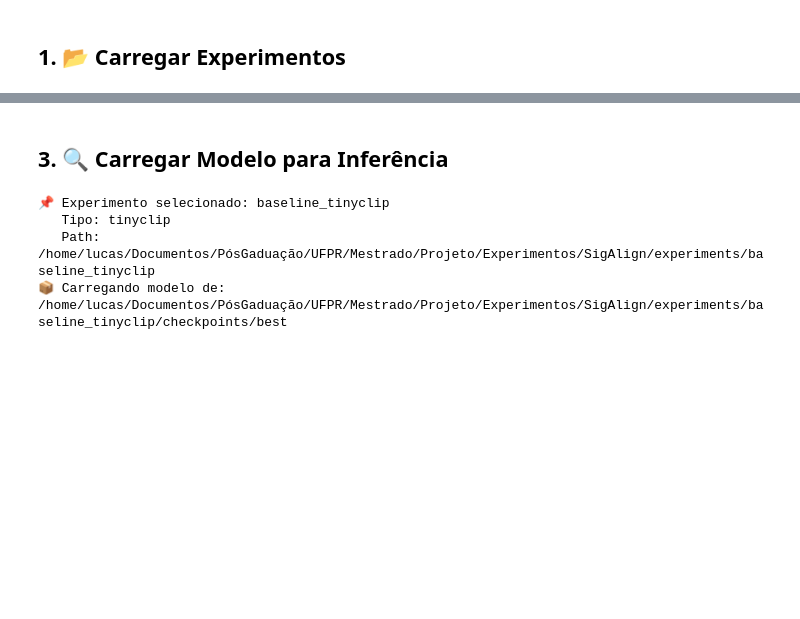
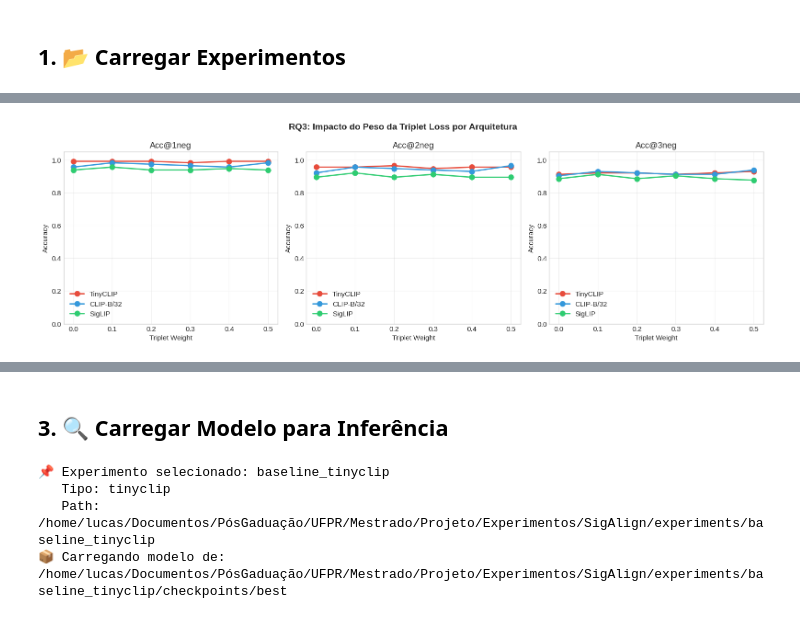
Before and after one commit to luflopes/SignAlign, a Jupyter notebook: notebooks/analysis.ipynb, the cells around one changed output, grey strips where cells are left out. Drawn from its saved outputs; the diff is of its cells as text; code cells hidden in the pictures; blank space fills up the shorter version.

```diff
--- a/notebooks/analysis.ipynb
+++ b/notebooks/analysis.ipynb
@@ -137,0 +485,94 @@ if not df_experiments.empty:
+# %%
+# RQ3: Influência da Triplet Loss
+def analyze_triplet_loss_impact():
+    """Analisa o impacto do peso da triplet loss nas métricas."""
+
+    # Filtrar apenas finetuned com augmentação
+    finetuned = df_experiments[
+        (df_experiments["finetuned"]) &
+        (df_experiments["has_augmentation"])
+    ].copy()
+
+    print("=" * 80)
+    print("📊 RQ3: IMPACTO DA TRIPLET LOSS")
+    print("=" * 80)
+
+    # Agrupar por arquitetura e triplet weight
+    results = []
+
+    for arch in ["TinyCLIP", "CLIP-B/32", "SigLIP"]:
+        arch_data = finetuned[finetuned["architecture"] == arch]
+
+        # Baseline (sem triplet)
+        baseline = arch_data[~arch_data["has_triplet"]]
+        if len(baseline) > 0:
+            row = {
+                "Arquitetura": arch,
+                "Triplet Weight": 0.0,
+                "Config": "Baseline",
+                "Acc@1neg": baseline["val_accuracy_1_neg"].values[0] if "val_accuracy_1_neg" in baseline.columns else None,
+                "Acc@2neg": baseline["val_accuracy_2_neg"].values[0] if "val_accuracy_2_neg" in baseline.columns else None,
+                "Acc@3neg": baseline["val_accuracy_3_neg"].values[0] if "val_accuracy_3_neg" in baseline.columns else None,
+            }
+            results.append(row)
+
+        # Com triplet (diferentes pesos)
+        triplet_data = arch_data[arch_data["has_triplet"]]
+        for _, exp in triplet_data.iterrows():
+            tw = exp.get("triplet_weight", 0)
+            row = {
+                "Arquitetura": arch,
+                "Triplet Weight": tw,
+                "Config": f"TW={tw}",
+                "Acc@1neg": exp.get("val_accuracy_1_neg"),
+                "Acc@2neg": exp.get("val_accuracy_2_neg"),
+                "Acc@3neg": exp.get("val_accuracy_3_neg"),
+            }
+            results.append(row)
+
+    df_results = pd.DataFrame(results)
+    df_results = df_results.sort_values(["Arquitetura", "Triplet Weight"])
+
+    print("\n📈 Resultados por Peso de Triplet Loss:")
+    display(df_results)
+
+    # Visualização: linha por arquitetura
+    fig, axes = plt.subplots(1, 3, figsize=(16, 5))
+
+    metrics_plot = ["Acc@1neg", "Acc@2neg", "Acc@3neg"]
+    colors = {"TinyCLIP": "#e74c3c", "CLIP-B/32": "#3498db", "SigLIP": "#2ecc71"}
+
+    for idx, metric in enumerate(metrics_plot):
+        ax = axes[idx]
+
+        for arch in ["TinyCLIP", "CLIP-B/32", "SigLIP"]:
+            arch_data = df_results[df_results["Arquitetura"] == arch].sort_values("Triplet Weight")
+            if len(arch_data) > 0:
+                ax.plot(arch_data["Triplet Weight"], arch_data[metric],
+                       'o-', label=arch, color=colors[arch], linewidth=2, markersize=8)
+
+        ax.set_xlabel('Triplet Weight')
+        ax.set_ylabel('Accuracy')
+        ax.set_title(f'{metric}')
+        ax.legend()
+        ax.grid(alpha=0.3)
+        ax.set_ylim(0, 1.05)
+
+    plt.suptitle('RQ3: Impacto do Peso da Triplet Loss por Arquitetura', fontsize=14, fontweight='bold')
+    plt.tight_layout()
+    plt.savefig('rq3_triplet_loss_impact.png', dpi=150, bbox_inches='tight')
+    plt.show()
+
+    # Encontrar melhor configuração por arquitetura
+    print("\n🏆 Melhor configuração por arquitetura (Acc@3neg):")
+    for arch in ["TinyCLIP", "CLIP-B/32", "SigLIP"]:
+        arch_data = df_results[df_results["Arquitetura"] == arch]
+        if len(arch_data) > 0:
+            best_idx = arch_data["Acc@3neg"].idxmax()
+            best = arch_data.loc[best_idx]
+            print(f"   {arch}: TW={best['Triplet Weight']:.1f} → Acc@3neg={best['Acc@3neg']:.4f}")
+
+    return df_results
+
+rq3_results = analyze_triplet_loss_impact()
+# %% [output]
@@ -137,0 +601 @@ if not df_experiments.empty:
+[figure, added]
```
Also changed, not shown: parts of 25 cells of this notebook, 1 other file.
